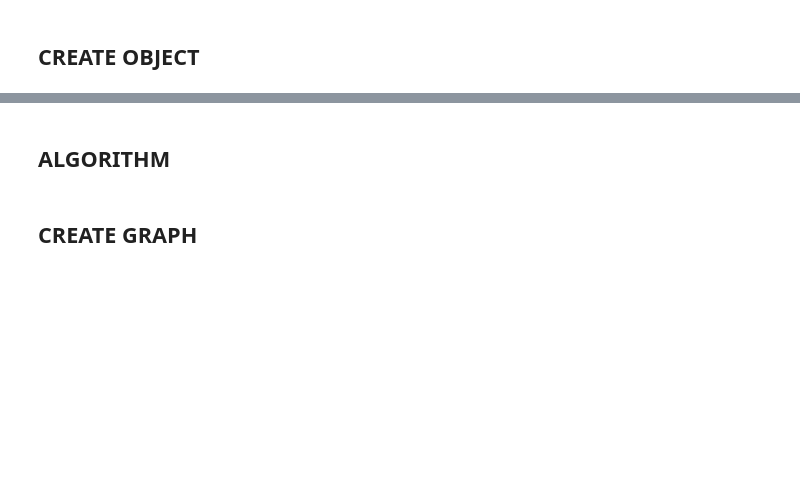
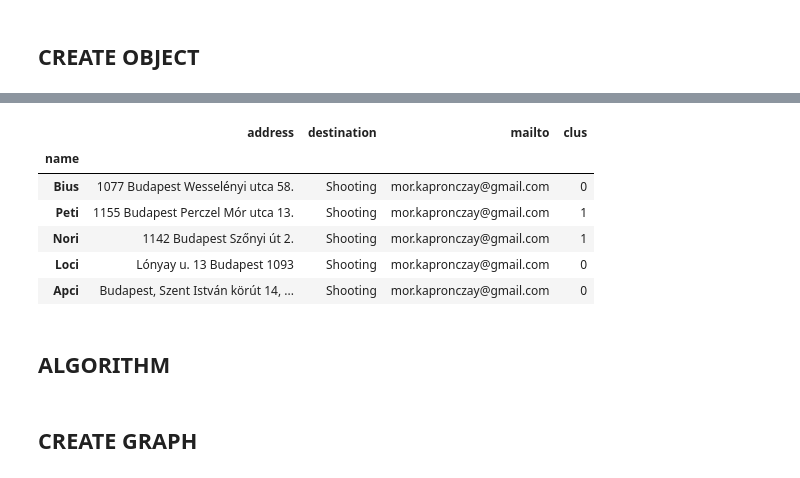
Before and after one commit to morkapronczay/transport_planner, a Jupyter notebook: algorithm.ipynb, the cells around one changed output, grey strips where cells are left out. Cells and saved outputs as stored; diff of their text form; code cells hidden in the pictures; blank space fills up the shorter version.

Commit message:
solved clustering

```diff
--- a/algorithm.ipynb
+++ b/algorithm.ipynb
@@ -126,0 +168,3 @@ tp.cast_members
+# %%
+cast_groups = {dest: tp.cast_members[tp.cast_members['destination'] == dest]
+               for dest in tp.cast_members['destination'].unique()}
@@ -126,0 +197,11 @@ tp.cast_members
+# %%
+clus_centers = {key: None for key in cast_groups.keys()}
+for key in cast_groups.keys():
+    if cast_groups[key].shape[0] >= tp.min_clus:
+        kmeans = KMeans(n_clusters = int(cast_groups[key].shape[0] / tp.min_clus) + 1).fit(
+            tp.coords.loc[cast_groups[key].index])
+    else:
+        kmeans = KMeans(n_clusters = 1).fit(
+            tp.coords.loc[cast_groups[key].index])
+    cast_groups[key].loc[:, 'clus'] = kmeans.labels_
+    clus_centers[key] = kmeans.cluster_centers_
@@ -127,3 +222,13 @@ tp.cast_members
+# %%
+cast_groups['Shooting']
+# %% [output]
+|  | address | destination | mailto | clus |
+| name |  |  |  |  |
+| Bius | 1077 Budapest Wesselényi utca 58. | Shooting | mor.kapronczay@gmail.com | 0 |
+| Peti | 1155 Budapest Perczel Mór utca 13. | Shooting | mor.kapronczay@gmail.com | 1 |
+| Nori | 1142 Budapest Szőnyi út 2. | Shooting | mor.kapronczay@gmail.com | 1 |
+| Loci | Lónyay u. 13 Budapest 1093 | Shooting | mor.kapronczay@gmail.com | 0 |
+| Apci | Budapest, Szent István körút 14, ... | Shooting | mor.kapronczay@gmail.com | 0 |
 # %% [markdown]
 ## ALGORITHM
 # %%
```
Also changed, not shown: parts of 13 cells of this notebook, 3 other files.
